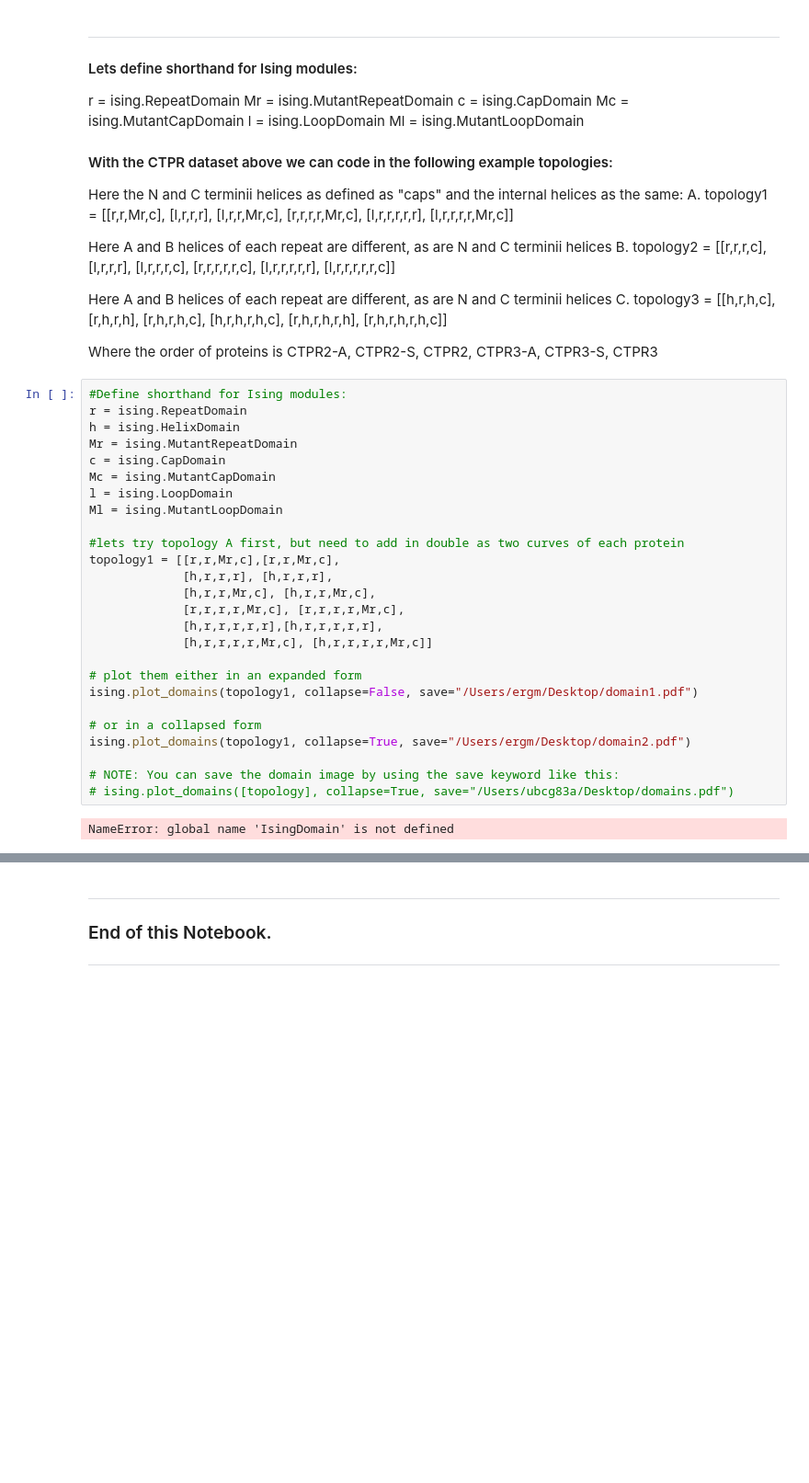
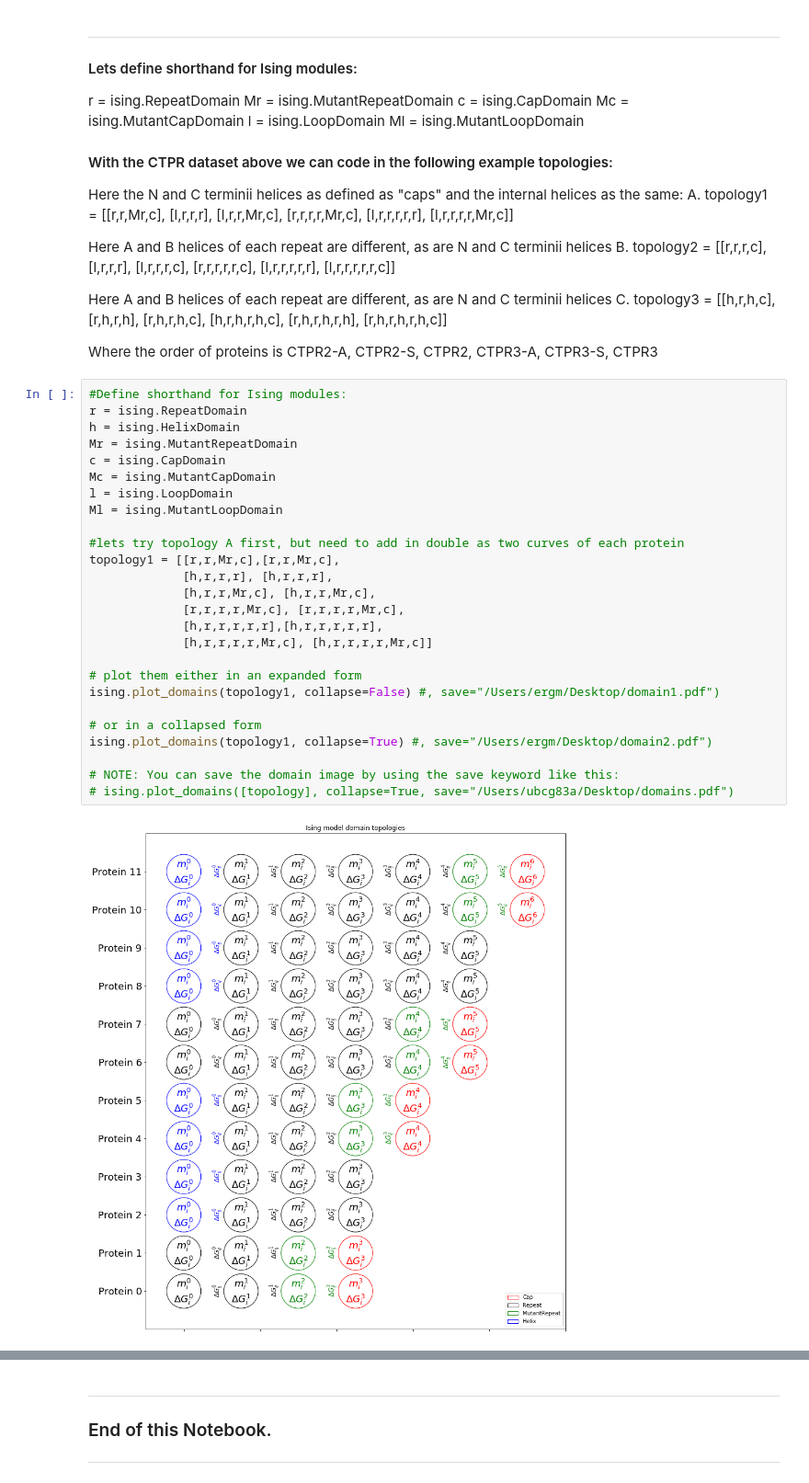
Before and after one commit to quantumjot/PyFolding, a Jupyter notebook: notebooks/SI6_HeteroPolymerIsing.ipynb, the cells around one changed output, grey strips where cells are left out. Shown at 92% size. Drawn from its saved outputs; the diff is of its cells as text; blank space fills up the shorter version.

```diff
--- a/notebooks/SI6_HeteroPolymerIsing.ipynb
+++ b/notebooks/SI6_HeteroPolymerIsing.ipynb
@@ -176,28 +176,28 @@ Where the order of proteins is CTPR2-A, CTPR2-S, CTPR2, CTPR3-A, CTPR3-S, CTPR3
 # %%
 #Define shorthand for Ising modules:
 r = ising.RepeatDomain
 h = ising.HelixDomain
 Mr = ising.MutantRepeatDomain
 c = ising.CapDomain
 Mc = ising.MutantCapDomain
 l = ising.LoopDomain
 Ml = ising.MutantLoopDomain
 
 #lets try topology A first, but need to add in double as two curves of each protein
 topology1 = [[r,r,Mr,c],[r,r,Mr,c],
              [h,r,r,r], [h,r,r,r],
              [h,r,r,Mr,c], [h,r,r,Mr,c],
              [r,r,r,r,Mr,c], [r,r,r,r,Mr,c],
              [h,r,r,r,r,r],[h,r,r,r,r,r],
              [h,r,r,r,r,Mr,c], [h,r,r,r,r,Mr,c]]
 
 # plot them either in an expanded form
-ising.plot_domains(topology1, collapse=False, save="/Users/ergm/Desktop/domain1.pdf")
+ising.plot_domains(topology1, collapse=False) #, save="/Users/ergm/Desktop/domain1.pdf")
 
 # or in a collapsed form
-ising.plot_domains(topology1, collapse=True, save="/Users/ergm/Desktop/domain2.pdf")
+ising.plot_domains(topology1, collapse=True) #, save="/Users/ergm/Desktop/domain2.pdf")
 
 # NOTE: You can save the domain image by using the save keyword like this:
 # ising.plot_domains([topology], collapse=True, save="/Users/ubcg83a/Desktop/domains.pdf")
 # %% [output]
-NameError: global name 'IsingDomain' is not defined
+[figure, added]
```
Also changed, not shown: parts of 4 cells of this notebook, 10 other files.
